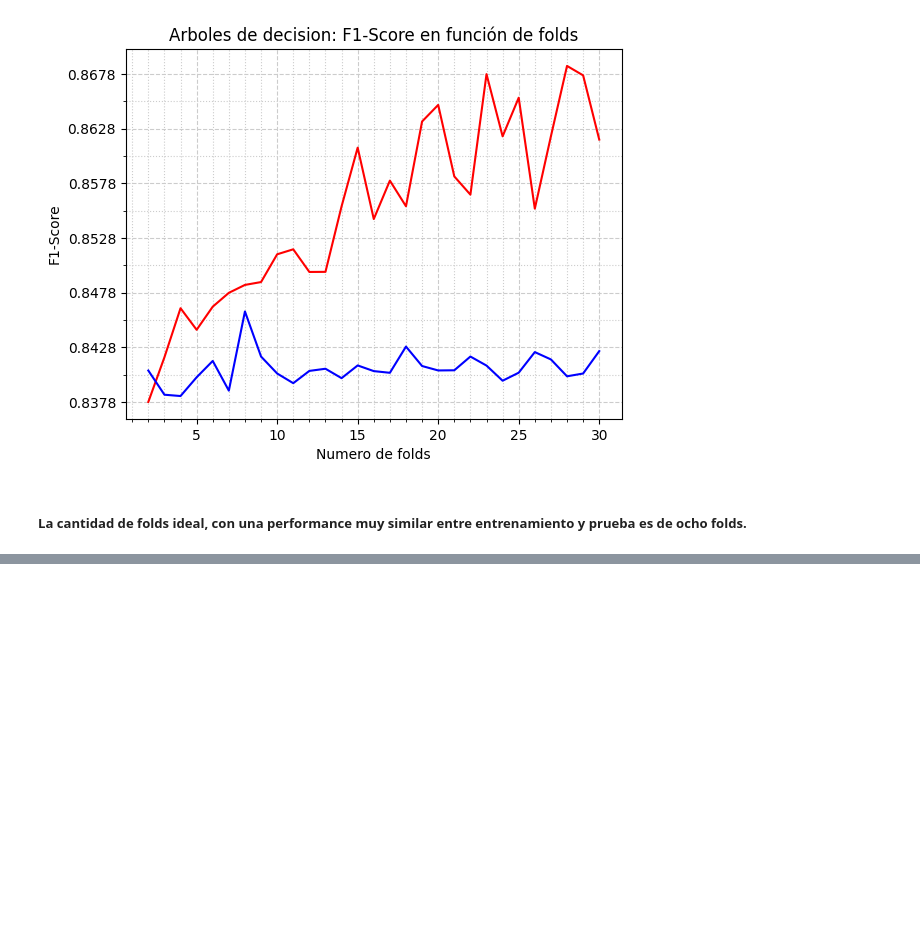
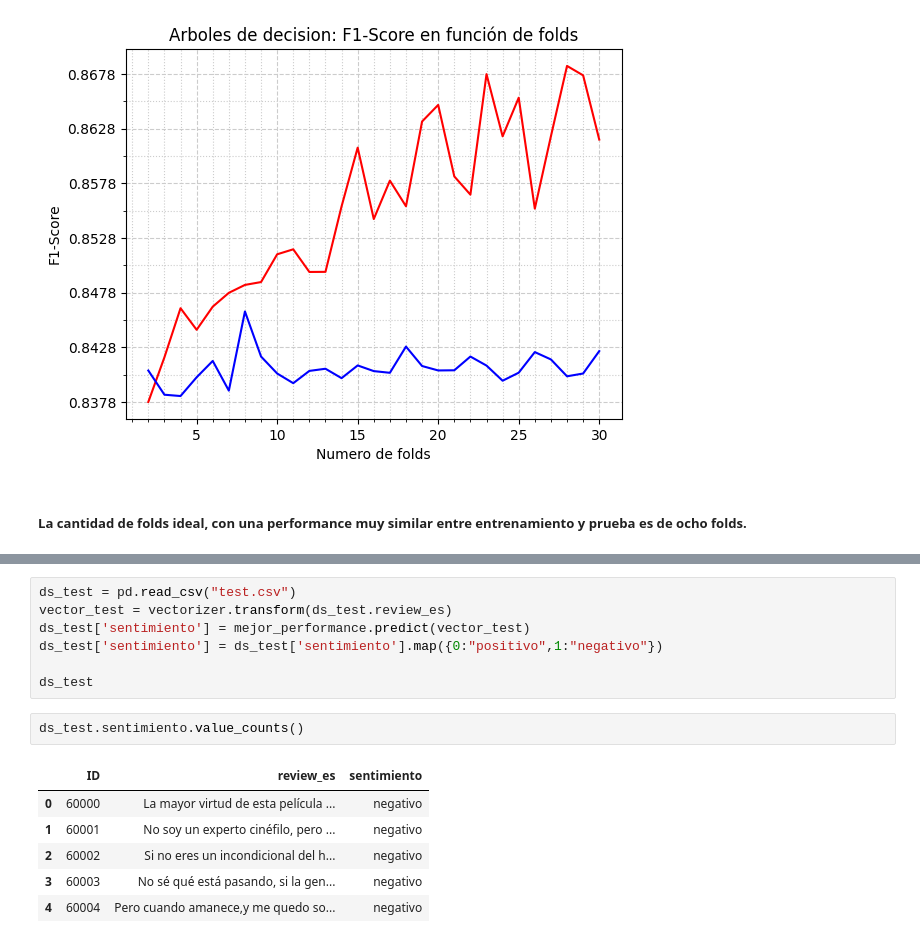
Before and after one commit to sttesta3/7506R-1C2024-GRUPO08, a Jupyter notebook: TP2_BayesNaive.ipynb, the cells around one changed output, grey strips where cells are left out. Saved outputs shown, nothing was run; the diff lists cells and outputs as text; blank space fills up the shorter version.

```diff
--- a/TP2_BayesNaive.ipynb
+++ b/TP2_BayesNaive.ipynb
@@ -213,0 +259,16 @@ plt.show()
+# %%
+ds_test = pd.read_csv("test.csv")
+vector_test = vectorizer.transform(ds_test.review_es)
+ds_test['sentimiento'] = mejor_performance.predict(vector_test)
+ds_test['sentimiento'] = ds_test['sentimiento'].map({0:"positivo",1:"negativo"})
+
+ds_test
+# %%
+ds_test.sentimiento.value_counts()
+# %% [output]
+|  | ID | review_es | sentimiento |
+| 0 | 60000 | La mayor virtud de esta película ... | negativo |
+| 1 | 60001 | No soy un experto cinéfilo, pero ... | negativo |
+| 2 | 60002 | Si no eres un incondicional del h... | negativo |
+| 3 | 60003 | No sé qué está pasando, si la gen... | negativo |
+| 4 | 60004 | Pero cuando amanece,y me quedo so... | negativo |
```
Also changed, not shown: parts of 4 cells of this notebook.
